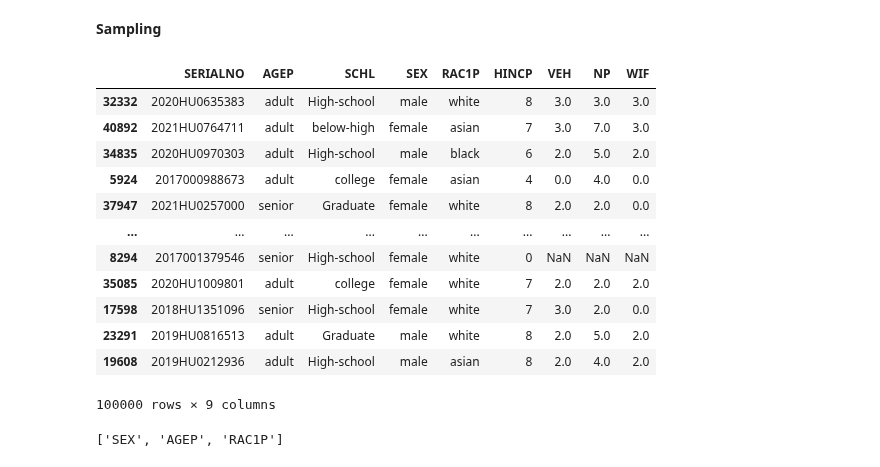
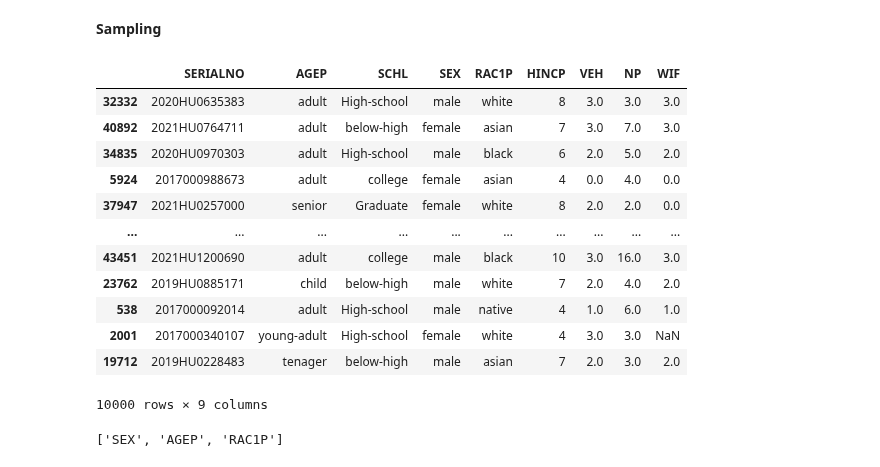
Before and after one commit to abuudarda/synthetic-population-simulation, a Jupyter notebook: IPF_IPU_sampling/IPF_IPU_SAMPLING.ipynb, the cells around one changed output. Drawn from its saved outputs; the diff is of its cells as text; code cells hidden in the pictures.

```diff
--- a/IPF_IPU_sampling/IPF_IPU_SAMPLING.ipynb
+++ b/IPF_IPU_sampling/IPF_IPU_SAMPLING.ipynb
@@ -687,33 +687,33 @@ w.shape
 # %%
 import functools
 
 def get_sampling_weights(df, f, w):
     get_filters = lambda df, fields, values: [df[f] == v for f, v in zip(fields, values)]
     get_total = lambda df, fields, values: df[functools.reduce(lambda a, b: a & b, get_filters(df, fields, values))].shape[0]
 
     return {k: v / get_total(df, f, k) for k, v in zip(list(itertools.product(*[sorted(df[c].unique()) for c in f])), np.ravel(w))}
 
-def get_samples(df, f, w, n=100000):
+def get_samples(df, f, w, n=10000):
     weights = get_sampling_weights(df, f, w)
     s = df.apply(lambda r: weights[tuple([r[c] for c in f])], axis=1)
     return df.sample(n=n, replace=True, weights=s)
 
 sample_df = get_samples(df, f, w)
 sample_df
 # %% [output]
 |  | SERIALNO | AGEP | SCHL | SEX | RAC1P | HINCP | VEH | NP | WIF |
 | 32332 | 2020HU0635383 | adult | High-school | male | white | 8 | 3.0 | 3.0 | 3.0 |
 | 40892 | 2021HU0764711 | adult | below-high | female | asian | 7 | 3.0 | 7.0 | 3.0 |
 | 34835 | 2020HU0970303 | adult | High-school | male | black | 6 | 2.0 | 5.0 | 2.0 |
 | 5924 | 2017000988673 | adult | college | female | asian | 4 | 0.0 | 4.0 | 0.0 |
 | 37947 | 2021HU0257000 | senior | Graduate | female | white | 8 | 2.0 | 2.0 | 0.0 |
 | ... | ... | ... | ... | ... | ... | ... | ... | ... | ... |
-| 8294 | 2017001379546 | senior | High-school | female | white | 0 | NaN | NaN | NaN |
-| 35085 | 2020HU1009801 | adult | college | female | white | 7 | 2.0 | 2.0 | 2.0 |
-| 17598 | 2018HU1351096 | senior | High-school | female | white | 7 | 3.0 | 2.0 | 0.0 |
-| 23291 | 2019HU0816513 | adult | Graduate | male | white | 8 | 2.0 | 5.0 | 2.0 |
-| 19608 | 2019HU0212936 | adult | High-school | male | asian | 8 | 2.0 | 4.0 | 2.0 |
+| 43451 | 2021HU1200690 | adult | college | male | black | 10 | 3.0 | 16.0 | 3.0 |
+| 23762 | 2019HU0885171 | child | below-high | male | white | 7 | 2.0 | 4.0 | 2.0 |
+| 538 | 2017000092014 | adult | High-school | male | native | 4 | 1.0 | 6.0 | 1.0 |
+| 2001 | 2017000340107 | young-adult | High-school | female | white | 4 | 3.0 | 3.0 | NaN |
+| 19712 | 2019HU0228483 | tenager | below-high | male | asian | 7 | 2.0 | 3.0 | 2.0 |
-100000 rows × 9 columns
+10000 rows × 9 columns
 # %%
 sample_df.to_csv("sampled_DATA.csv")
 # %%
```
Also changed, not shown: 13 other files.
